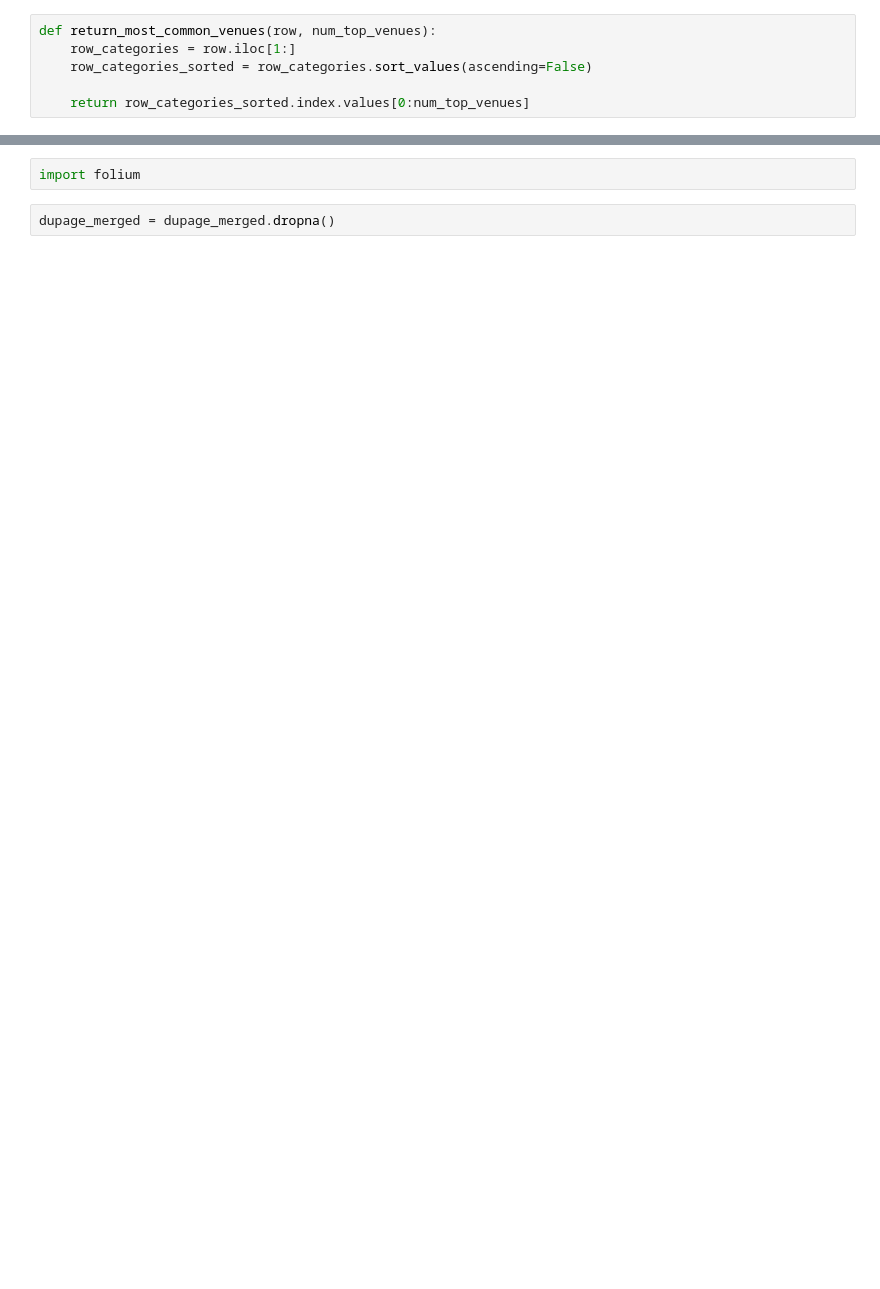
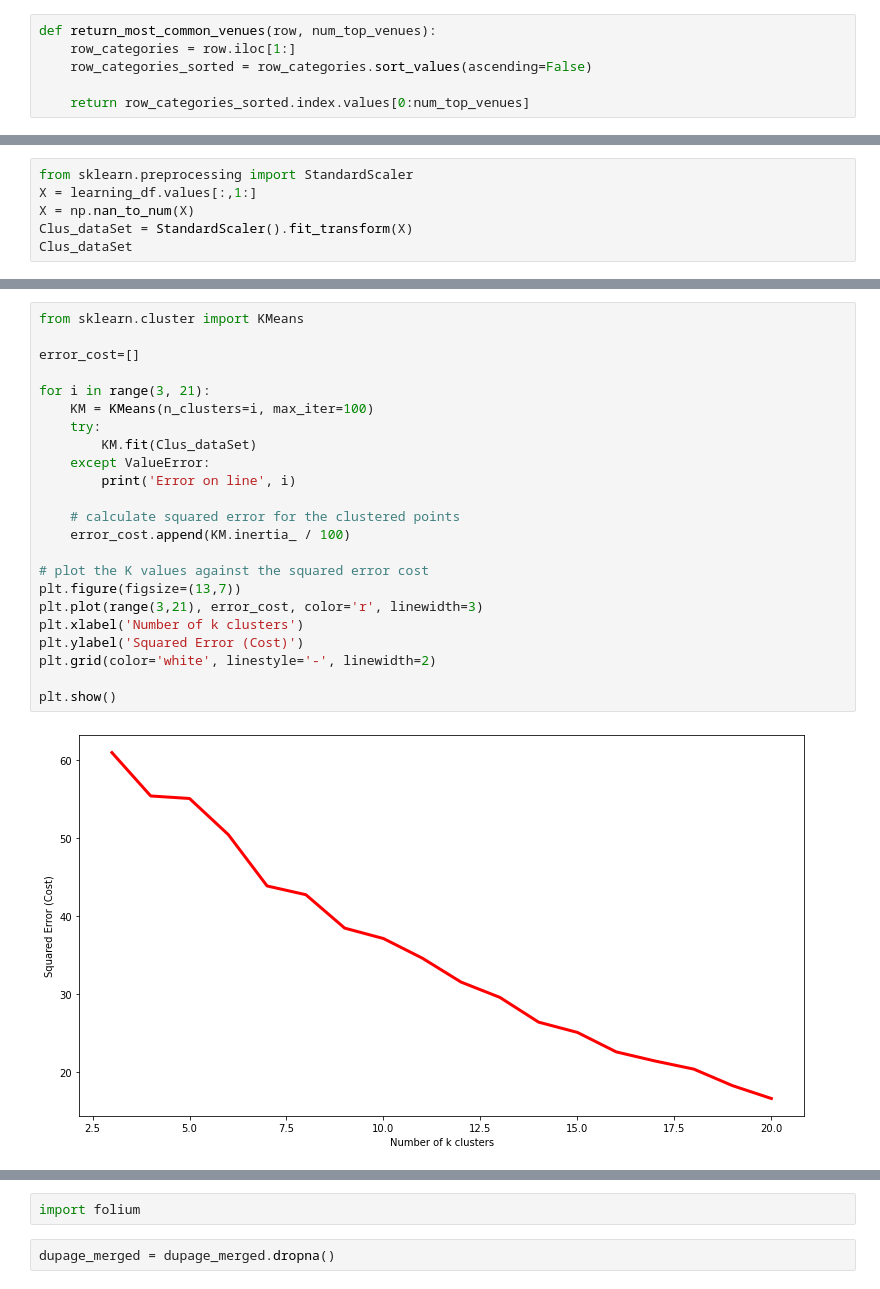
Before and after one commit to OrangeGriffin/Coursera_Capstone, a Jupyter notebook: ChicagoAreaBakery.ipynb, the cells around one changed output, grey strips where cells are left out. Saved outputs shown, nothing was run; the diff lists cells and outputs as text; blank space fills up the shorter version.

```diff
--- a/ChicagoAreaBakery.ipynb
+++ b/ChicagoAreaBakery.ipynb
@@ -726,0 +678,6 @@ places_venues_sorted.head()
+# %%
+from sklearn.preprocessing import StandardScaler
+X = learning_df.values[:,1:]
+X = np.nan_to_num(X)
+Clus_dataSet = StandardScaler().fit_transform(X)
+Clus_dataSet
@@ -727,2 +698,27 @@ places_venues_sorted.head()
+# %%
+from sklearn.cluster import KMeans
+
+error_cost=[]
+
+for i in range(3, 21):
+    KM = KMeans(n_clusters=i, max_iter=100)
+    try:
+        KM.fit(Clus_dataSet)
+    except ValueError:
+        print('Error on line', i)
+
+    # calculate squared error for the clustered points
+    error_cost.append(KM.inertia_ / 100)
+
+# plot the K values against the squared error cost
+plt.figure(figsize=(13,7))
+plt.plot(range(3,21), error_cost, color='r', linewidth=3)
+plt.xlabel('Number of k clusters')
+plt.ylabel('Squared Error (Cost)')
+plt.grid(color='white', linestyle='-', linewidth=2)
+
+plt.show()
+# %% [output]
+[figure, added]
 # %%
 # set number of clusters
```
Also changed, not shown: parts of 104 cells of this notebook.
